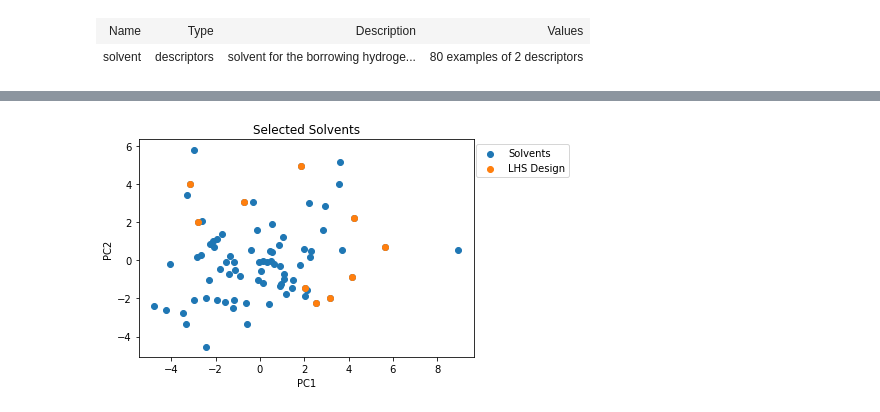
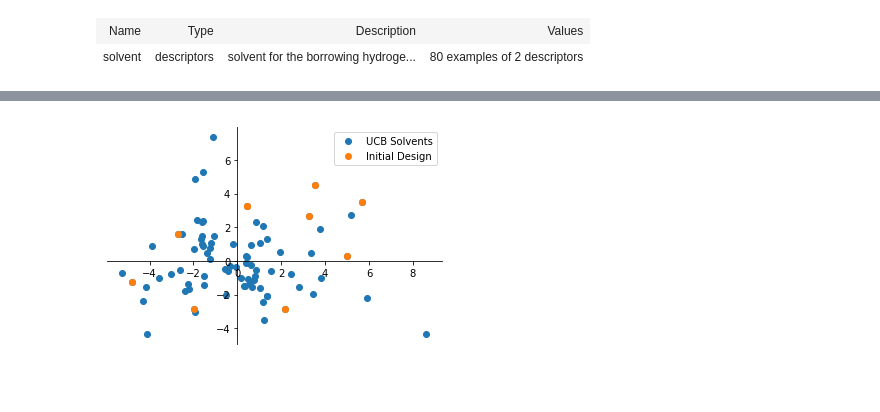
Before and after one commit to sustainable-processes/summit, a Jupyter notebook: case_studies/borrowing_hydrogen/initial_design.ipynb, the cells around one changed output, grey strips where cells are left out. Drawn from its saved outputs; the diff is of its cells as text; code cells hidden in the pictures; blank space fills up the shorter version.

Commit message:
Change borrowing_hydrogen initial design to use PCs on a smaller space

```diff
--- a/case_studies/borrowing_hydrogen/initial_design.ipynb
+++ b/case_studies/borrowing_hydrogen/initial_design.ipynb
@@ -288,9 +222,12 @@ values_scaled = solvent_min + values*solvent_range
-# %%
-plt.figure()
-plt.scatter(pcs[:, 0], pcs[:, 1], label='Solvents')
-plt.scatter(values_scaled[:, 0], values_scaled[:, 1], label='LHS Design')
-plt.legend(bbox_to_anchor=(1.3, 1.0))
-plt.xlabel('PC1'); plt.ylabel('PC2')
-_ = plt.title('Selected Solvents')
-# %% [output]
-[figure, removed]
+# %%
+fig, ax = plt.subplots()
+ax.scatter(pcs[:, 0], pcs[:, 1], label='UCB Solvents')
+experiments_pcs_values = experiments_pcs.get_values()
+ax.scatter(experiments_pcs_values[:,0], experiments_pcs_values[:, 1], label='Initial Design')
+ax.legend(bbox_to_anchor=(1, 1.0))
+ax.spines['left'].set_position('zero')
+ax.spines['right'].set_color('none')
+ax.spines['bottom'].set_position('zero')
+ax.spines['top'].set_color('none')
+# %% [output]
+[figure, added]
```
Also changed, not shown: parts of 5 cells of this notebook.
